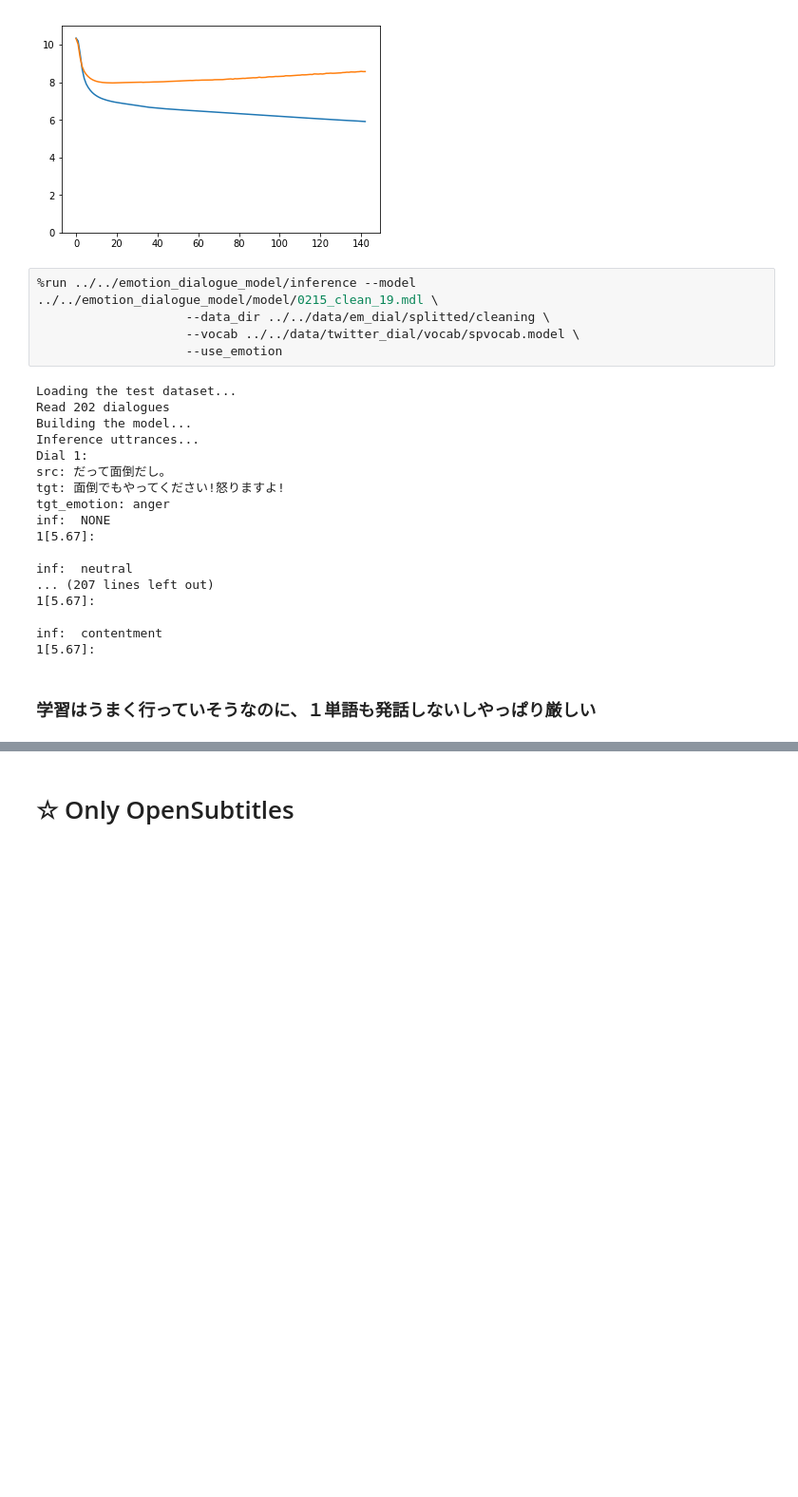
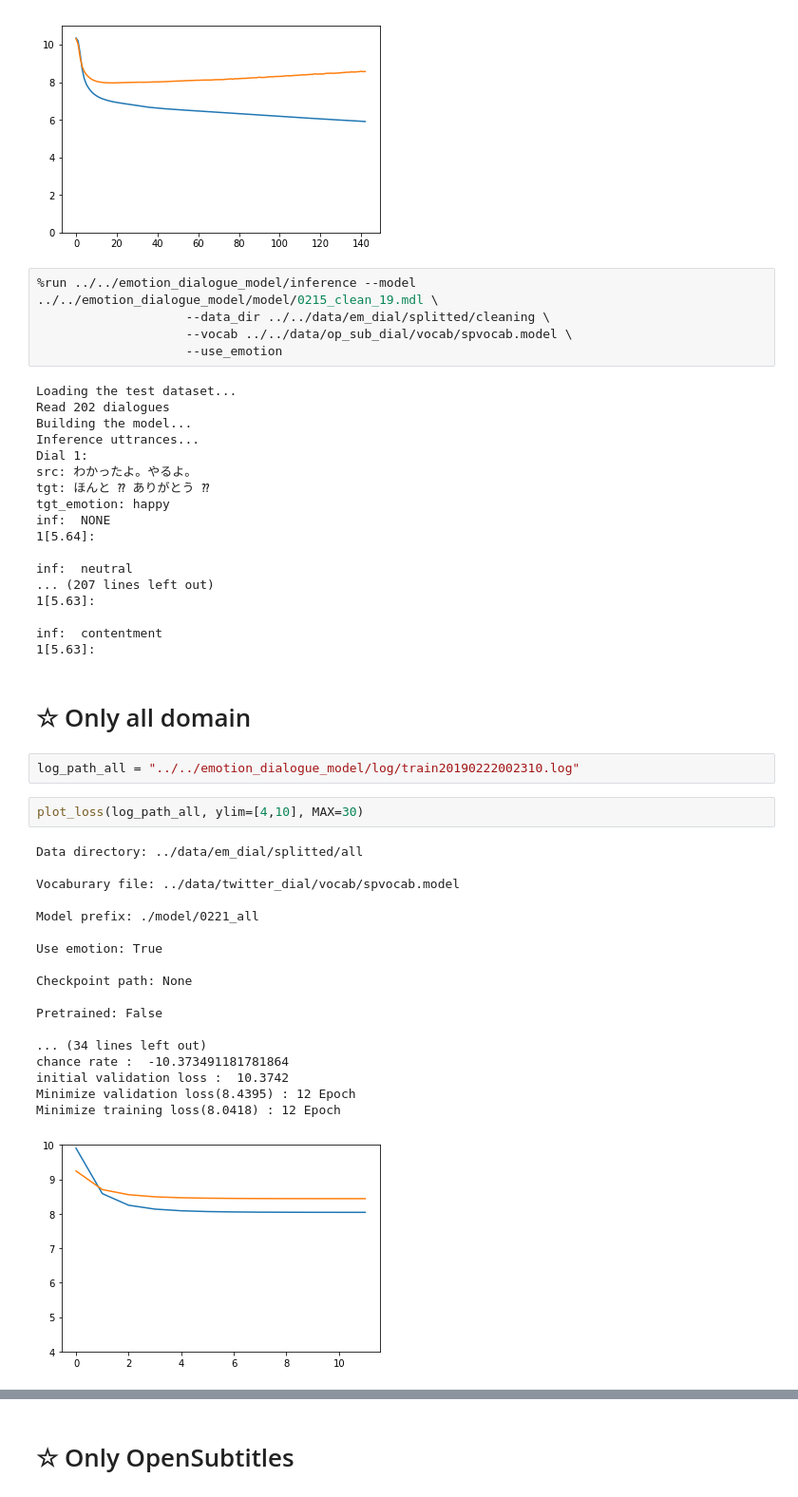
Before and after one commit to AsaiSara/Data_analysis, a Jupyter notebook: log_analyze/log_analyze0214.ipynb, the cells around one changed output, grey strips where cells are left out. Shown at 95% size. Cells and saved outputs as stored; diff of their text form; blank space fills up the shorter version.

Commit message:
only all and fix bug

```diff
--- a/log_analyze/log_analyze0214.ipynb
+++ b/log_analyze/log_analyze0214.ipynb
@@ -255,7 +267,7 @@ Minimize validation loss(7.9678) : 19 Epoch
 # %%
 %run ../../emotion_dialogue_model/inference --model ../../emotion_dialogue_model/model/0215_clean_19.mdl \
                     --data_dir ../../data/em_dial/splitted/cleaning \
-                    --vocab ../../data/twitter_dial/vocab/spvocab.model \
+                    --vocab ../../data/op_sub_dial/vocab/spvocab.model \
                     --use_emotion
 # %% [output]
 Loading the test dataset...
@@ -263,18 +275,41 @@ Read 202 dialogues
 Building the model...
 Inference uttrances...
 Dial 1:
-src: だって面倒だし。
-tgt: 面倒でもやってください!怒りますよ!
-tgt_emotion: anger
+src: わかったよ。やるよ。
+tgt: ほんと ⁇ ありがとう ⁇
+tgt_emotion: happy
 inf:  NONE
-1[5.67]:
+1[5.64]:
 
 inf:  neutral
 ... (207 lines left out)
-1[5.67]:
+1[5.63]:
 
 inf:  contentment
-1[5.67]:
+1[5.63]:
-# %% [markdown]
- ### 学習はうまく行っていそうなのに、１単語も発話しないしやっぱり厳しい
+# %% [markdown]
+# ☆ Only all domain
+# %%
+log_path_all = "../../emotion_dialogue_model/log/train20190222002310.log"
+# %%
+plot_loss(log_path_all, ylim=[4,10], MAX=30)
+# %% [output]
+Data directory: ../data/em_dial/splitted/all
+
+Vocaburary file: ../data/twitter_dial/vocab/spvocab.model
+
+Model prefix: ./model/0221_all
+
+Use emotion: True
+
+Checkpoint path: None
+
+Pretrained: False
+
+... (34 lines left out)
+chance rate :  -10.373491181781864
+initial validation loss :  10.3742
+Minimize validation loss(8.4395) : 12 Epoch
+Minimize training loss(8.0418) : 12 Epoch
+[figure, added]
 # %%
```
Also changed, not shown: parts of 17 cells of this notebook.
